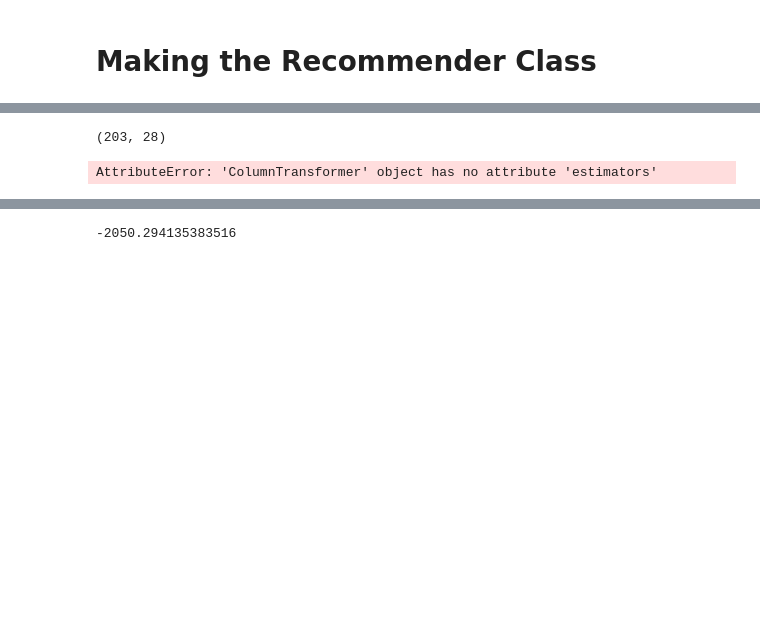
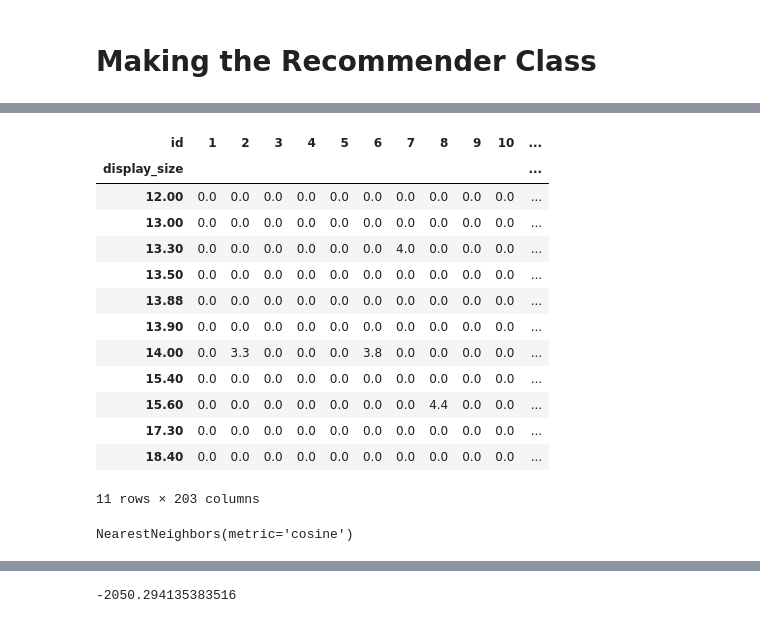
Before and after one commit to cse-vaibhav/Project2-backend, a Jupyter notebook: notebooks/Recommendor_new.ipynb, the cells around one changed output, grey strips where cells are left out. Saved outputs shown, nothing was run; the diff lists cells and outputs as text; code cells hidden in the pictures; blank space fills up the shorter version.

```diff
--- a/notebooks/Recommendor_new.ipynb
+++ b/notebooks/Recommendor_new.ipynb
@@ -20,6 +19,7 @@ from sklearn.metrics  import silhouette_score
 set_config(display="diagram")
 # %%
 data = pd.read_csv("../data/final_data.csv", index_col=0)
+data["id"] = np.array(data.index) + 1
 data.head(5)
 # %% [output]
 |  | brand | img_url | laptop_name | display_size | processor_type | graphics_card | disk_space | ... |
@@ -238,27 +255,27 @@ list(enumerate(data.columns))
 # %%
 class Recommender(Pipeline):
-  def __init__(self, data, ignore_cols, steps):
+  def __init__(self, data, steps):
     self.data = data               # copy of the entire data
-    self.ignore_cols = ignore_cols # columns to ignore during fit process
     super().__init__(steps)        # creating pipeline
 
-    # fit after dropping the ignore_cols
+    # fit
   def fit(self, X=None, y=None, **fit_params):
-    data_fr = self.data.values
+    data_fr = self.drop_cols().values
     print(data_fr.shape)
     return super().fit(data_fr)
 
-    # return data after dropping ignore_cols
+    # return data
   def drop_cols(self):
-    cols = self.ignore_cols.copy()
-    if "clusters" in self.data.columns:
+    cols = ["id"]
+    if "clusters" in data.columns:
         cols.append("clusters")
     return self.data.drop(cols, axis=1)
+
 
     # Predict clusters and add it as "clusters" column in the data
     # return the new data
   def make_clusters(self):
-    self.data["clusters"] = self.predict(self.data.values)
+    self.data["clusters"] = self.predict(self.drop_cols().values)
     return self.data
 
     # get the cluster a user's data belongs to
@@ -290,14 +307,14 @@ preprocessor = ColumnTransformer([
     ("ordinal", OrdinalEncoder(), [4, 5])
 ], remainder="drop")
 
-model = KMeans(n_clusters=11, n_init=10)
-recommender = Recommender(data.copy(), [], [
+model = KMeans(n_clusters=11, n_init="auto")
+recommender = Recommender(data.copy(), [
     ("preprocessing", preprocessor),
     ("model", model)
 ])
 
 recommender.fit()
 recommender.make_clusters().head()
-recommender.get_k_recommendations(user_pref)
+recommender.data.head()
 # %% [output]
 (203, 10)
@@ -312,11 +327,31 @@ recommender.get_k_recommendations(user_pref)
-# %%
-transformed_data.shape
-# %% [output]
-(203, 28)
 # %%
 from sklearn.metrics.pairwise import cosine_similarity
 feature = "15.6"
-transformed_data = preprocessor.transform(data.values)
-preprocessor.
+col = "display_size"
+pivot_data = recommender.data.pivot(index=col, columns="id", values="ratings_5max").fillna(0)
-# %% [output]
-AttributeError: 'ColumnTransformer' object has no attribute 'estimators'
+# %%
+pivot_data
+# %% [output]
+| id | 1 | 2 | 3 | 4 | 5 | 6 | 7 | 8 | 9 | 10 | ... |
+| display_size |  |  |  |  |  |  |  |  |  |  | ... |
+| 12.00 | 0.0 | 0.0 | 0.0 | 0.0 | 0.0 | 0.0 | 0.0 | 0.0 | 0.0 | 0.0 | ... |
+| 13.00 | 0.0 | 0.0 | 0.0 | 0.0 | 0.0 | 0.0 | 0.0 | 0.0 | 0.0 | 0.0 | ... |
+| 13.30 | 0.0 | 0.0 | 0.0 | 0.0 | 0.0 | 0.0 | 4.0 | 0.0 | 0.0 | 0.0 | ... |
+| 13.50 | 0.0 | 0.0 | 0.0 | 0.0 | 0.0 | 0.0 | 0.0 | 0.0 | 0.0 | 0.0 | ... |
+| 13.88 | 0.0 | 0.0 | 0.0 | 0.0 | 0.0 | 0.0 | 0.0 | 0.0 | 0.0 | 0.0 | ... |
+| 13.90 | 0.0 | 0.0 | 0.0 | 0.0 | 0.0 | 0.0 | 0.0 | 0.0 | 0.0 | 0.0 | ... |
+| 14.00 | 0.0 | 3.3 | 0.0 | 0.0 | 0.0 | 3.8 | 0.0 | 0.0 | 0.0 | 0.0 | ... |
+| 15.40 | 0.0 | 0.0 | 0.0 | 0.0 | 0.0 | 0.0 | 0.0 | 0.0 | 0.0 | 0.0 | ... |
+| 15.60 | 0.0 | 0.0 | 0.0 | 0.0 | 0.0 | 0.0 | 0.0 | 4.4 | 0.0 | 0.0 | ... |
+| 17.30 | 0.0 | 0.0 | 0.0 | 0.0 | 0.0 | 0.0 | 0.0 | 0.0 | 0.0 | 0.0 | ... |
+| 18.40 | 0.0 | 0.0 | 0.0 | 0.0 | 0.0 | 0.0 | 0.0 | 0.0 | 0.0 | 0.0 | ... |
+11 rows × 203 columns
+# %%
+from scipy.sparse import csr_matrix
+from sklearn.neighbors import NearestNeighbors
+
+pivot_data_sparse = csr_matrix(pivot_data.values)
+model_knn = NearestNeighbors(metric = 'cosine')
+model_knn.fit(pivot_data_sparse)
+# %% [output]
+NearestNeighbors(metric='cosine')
```
Also changed, not shown: parts of 5 cells of this notebook, 2 other files.
